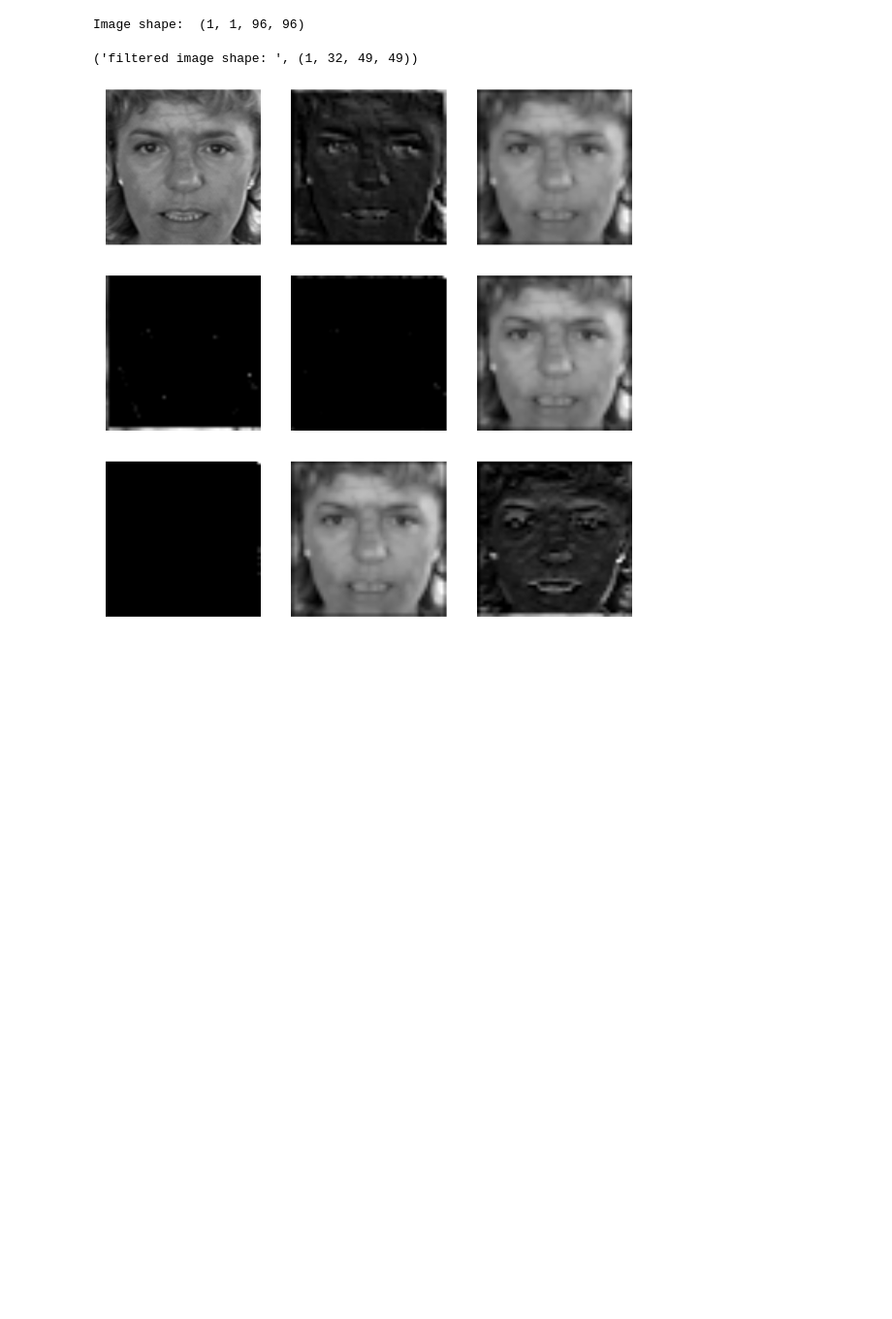
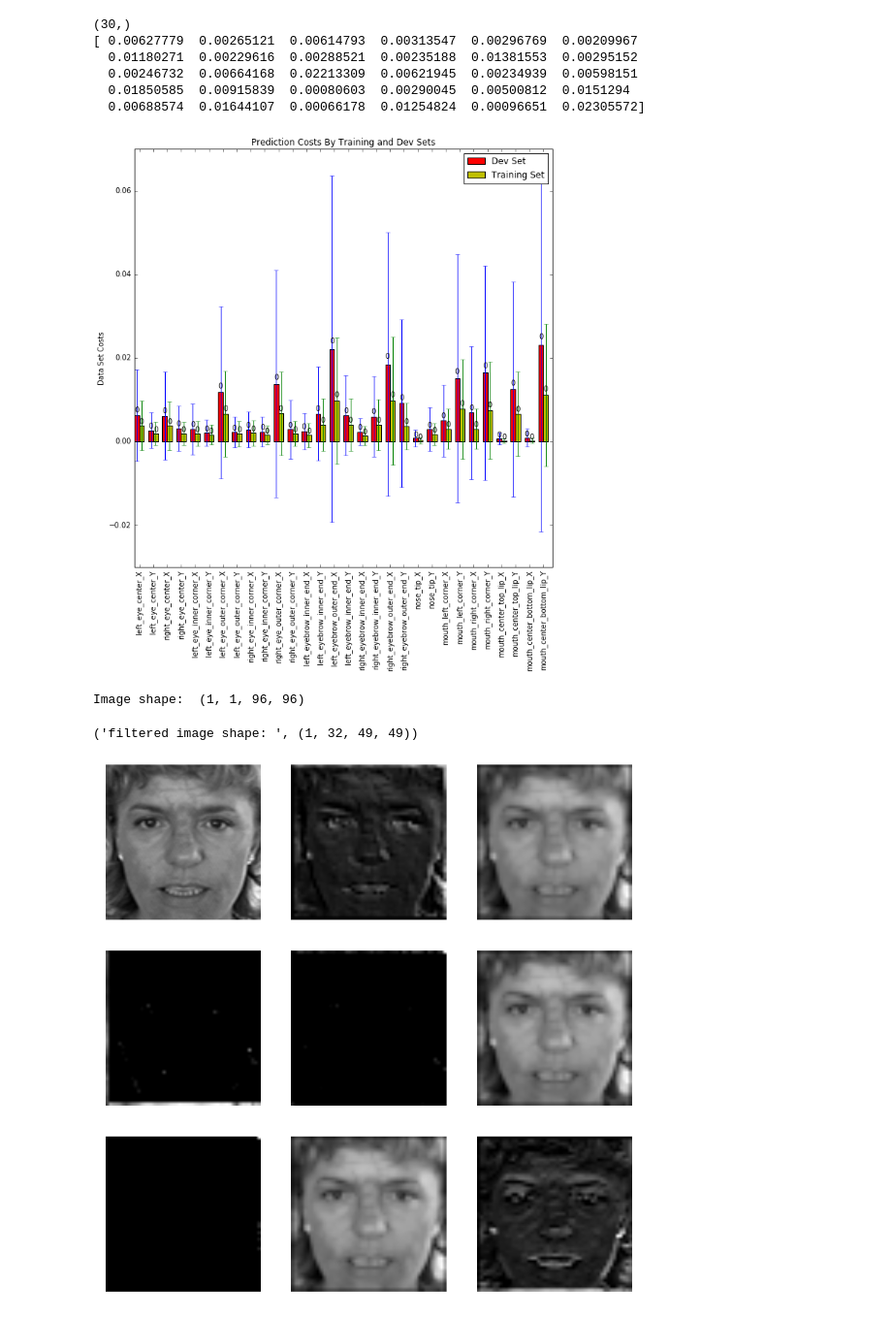
Before and after one commit to mjasek114/w207-Kaggle-Facial-Keypoint-Detection, a Jupyter notebook: Project/Source/ConvoNN_V3.ipynb, the cells around one changed output. Shown at 97% size. Saved outputs shown, nothing was run; the diff lists cells and outputs as text; code cells hidden in the pictures; blank space fills up the shorter version.

```diff
--- a/Project/Source/ConvoNN_V3.ipynb
+++ b/Project/Source/ConvoNN_V3.ipynb
@@ -438,3 +500,53 @@ plt.show()
+# %%
+# On the back NN, which features are we learning best and which are we learning poorly?
+# build a bar chart of the dev and training errors per feature.
+
+back_pdeY = back_predict(convo_dev_costs_raw)
+back_cost_de = ((deY - de_post_predictions)**2).mean(axis=1)
+back_ptrY = back_predict(convo_training_costs_raw)
+back_cost_tr = ((trY - tr_post_predictions)**2).mean(axis=1)
+
+back_feature_costs_de_means = ((deY - de_post_predictions)**2).mean(axis=0)
+print back_feature_costs_de_means.shape
+print back_feature_costs_de_means
+back_feature_costs_de_std = ((deY - de_post_predictions)**2).std(axis=0)
+back_feature_costs_tr_means = ((trY - tr_post_predictions)**2).mean(axis=0)
+back_feature_costs_tr_std = ((trY - tr_post_predictions)**2).std(axis=0)
+
+# the x locations for the groups
+ind = np.arange(back_feature_costs_de_means.shape[0])
+# the width of the bars
+width = 0.35
+
+fig = plt.figure(figsize=(8, 8))
+fig.subplots_adjust(left=0, right=1, bottom=0, top=1, hspace=0.05, wspace=0.05)
+
+#fig, ax = fig.subplots()
+ax = plt.subplot()
+rects1 = ax.bar(ind, back_feature_costs_de_means, width, color='r', yerr=back_feature_costs_de_std)
+ax = plt.subplot()
+rects2 = ax.bar(ind + width, back_feature_costs_tr_means, width, color='y', yerr=back_feature_costs_tr_std)
+
+# add some text for labels, title and axes ticks
+ax.set_ylabel('Data Set Costs')
+ax.set_title('Prediction Costs By Training and Dev Sets')
+ax.set_xticks(ind + width)
+ax.set_xticklabels(feature_names, rotation=90)
+
+ax.legend((rects1[0], rects2[0]), ('Dev Set', 'Training Set'))
+
+autolabel(rects1)
+autolabel(rects2)
+
+plt.show()
+# %% [output]
+(30,)
+[ 0.00627779  0.00265121  0.00614793  0.00313547  0.00296769  0.00209967
+  0.01180271  0.00229616  0.00288521  0.00235188  0.01381553  0.00295152
+  0.00246732  0.00664168  0.02213309  0.00621945  0.00234939  0.00598151
+  0.01850585  0.00915839  0.00080603  0.00290045  0.00500812  0.0151294
+  0.00688574  0.01644107  0.00066178  0.01254824  0.00096651  0.02305572]
+[figure, added]
 # %%
 #
 # Let's build functions to look into the convolution filters of all layers
```
Also changed, not shown: parts of 7 cells of this notebook.
